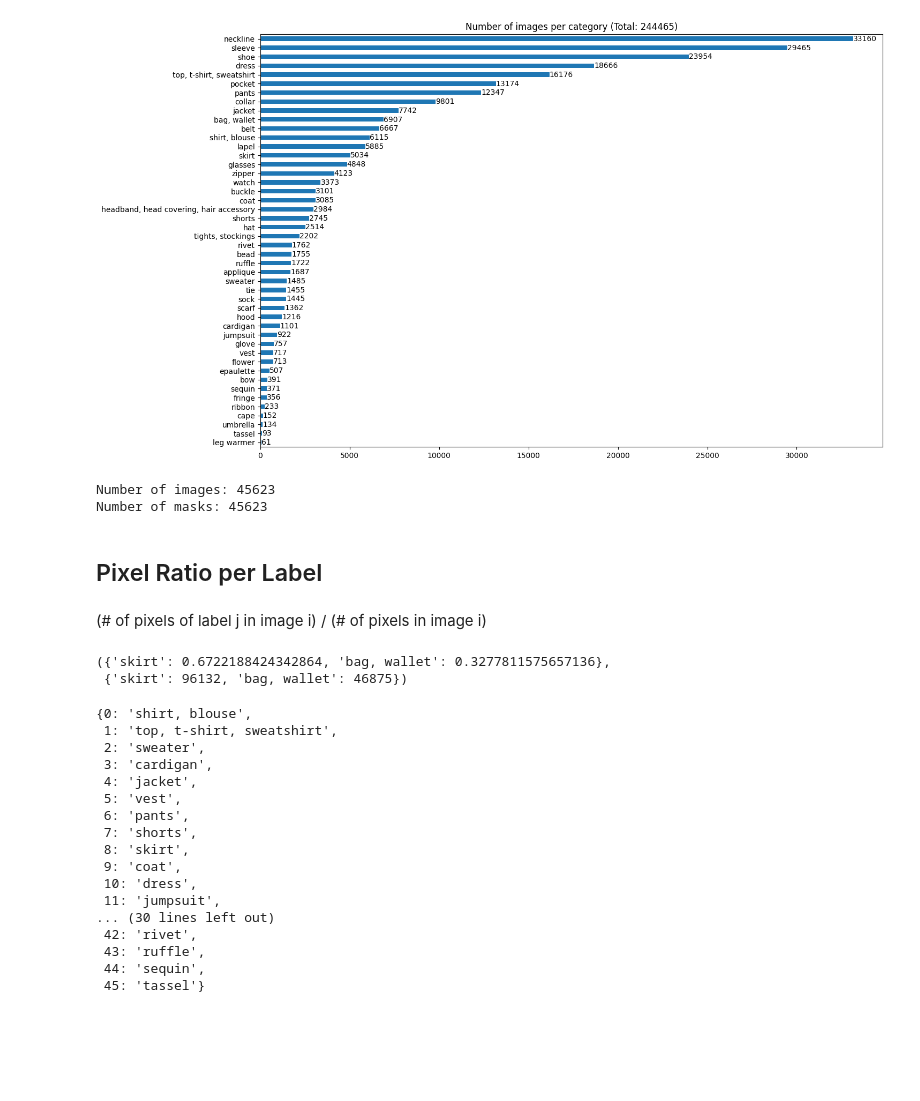
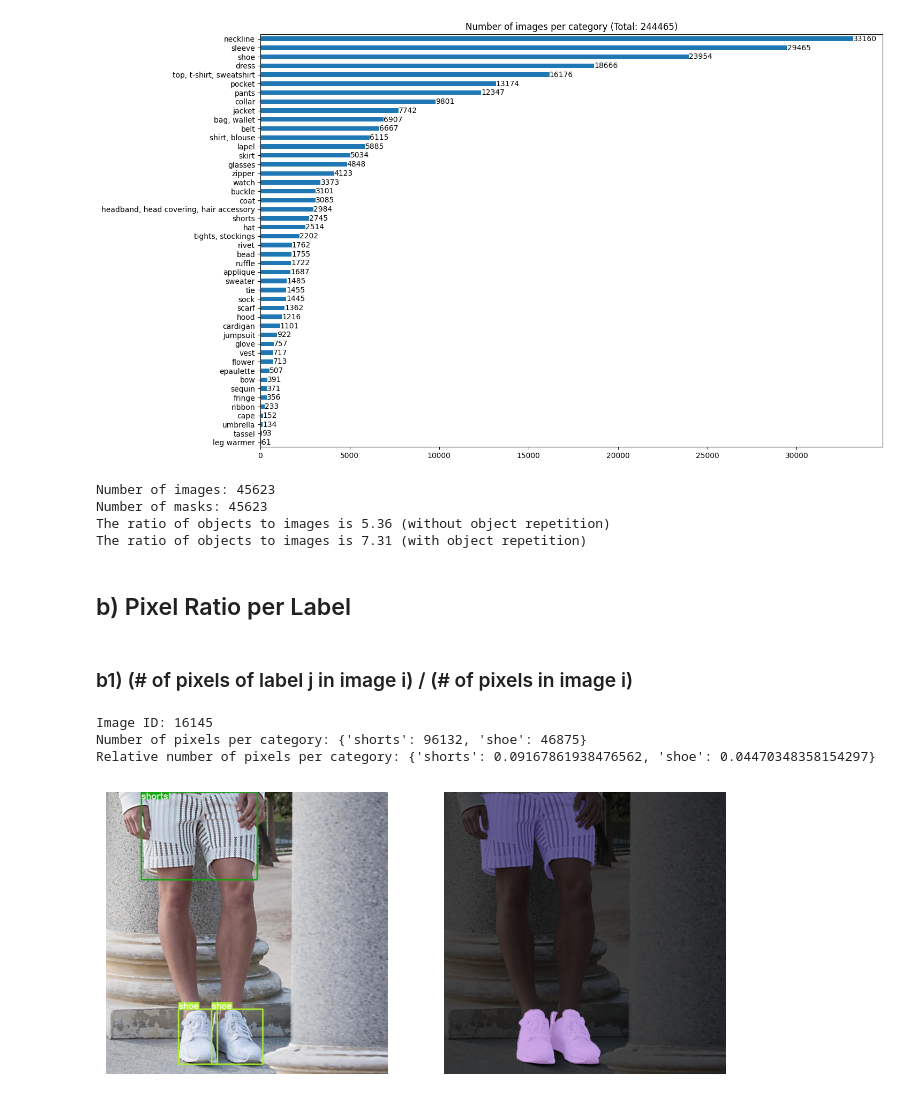
Before and after one commit to BecTome/OR_FashionParsing, a Jupyter notebook: notebooks/DataAnalysis.ipynb, the cells around one changed output. Cells and saved outputs as stored; diff of their text form; code cells hidden in the pictures; blank space fills up the shorter version.

```diff
--- a/notebooks/DataAnalysis.ipynb
+++ b/notebooks/DataAnalysis.ipynb
@@ -175,0 +110,15 @@ Time elapsed: 0.4585697650909424
+# %%
+## Check if there are categories with repeated images
+for k,v in d_class_img.items():
+    if len(set(v)) < len(v):
+        print(k)
+
+## Check if there are images with repeated categories
+n_show = 5
+i=0
+for k,v in d_img_class.items():
+    if len(set(v)) < len(v):
+        print(k, v)
+    if i > n_show:
+        break
+    i+=1
@@ -190,45 +150,44 @@ mask_filenames = sorted(os.listdir(maskFolder))
 assert len(img_filenames) == len(mask_filenames), "Number of images and masks do not match"
 print(f"Number of images: {len(img_filenames)}")
 print(f"Number of masks: {len(mask_filenames)}")
+
+print("The ratio of objects to images is {:.2f} (without object repetition)".format(total/len(db.getImgIds())))
+print("The ratio of objects to images is {:.2f} (with object repetition)".format(len(db.getAnnIds())/len(db.getImgIds())))
 # %% [output]
 Number of images: 45623
 Number of masks: 45623
+The ratio of objects to images is 5.36 (without object repetition)
+The ratio of objects to images is 7.31 (with object repetition)
 # %% [markdown]
-## Pixel Ratio per Label
+## b) Pixel Ratio per Label
 # %% [markdown]
-(# of pixels of label j in image i) / (# of pixels in image i)
+### b1) (# of pixels of label j in image i) / (# of pixels in image i)
 # %%
+# get an exampe image
 id = ids[0]
+print("Image ID:", id)
 mask = get_mask(id)
 mask_vals = mask[mask > 0]
-from collections import Counter
+
 d_pixels = Counter(mask_vals)
-d_pixels = {d_cats[k]: v for k, v in d_pixels.items()}
-d_pixels_rel = {k: v / len(mask_vals) for k, v in d_pixels.items()}
-d_pixels_rel, d_pixels
+# Important to use the background category
+d_pixels = {config.d_cats_bg[k]: v for k, v in d_pixels.items()}
+d_pixels_rel = {k: v / mask.size for k, v in d_pixels.items()}
+
+# Plot image and mask
+fig, ax = plt.subplots(1, 2, figsize=(8, 8))
+plot_boxes(img_id=id, ax=ax[0])
+image_file = db.loadImgs(id)[0]['file_name']
+
+overlay_mask(image_file, ax=ax[1])
+
+print("Number of pixels per category:", d_pixels)
+print("Relative number of pixels per category:", d_pixels_rel)
 # %% [output]
-({'skirt': 0.6722188424342864, 'bag, wallet': 0.3277811575657136},
- {'skirt': 96132, 'bag, wallet': 46875})
+Image ID: 16145
+Number of pixels per category: {'shorts': 96132, 'shoe': 46875}
+Relative number of pixels per category: {'shorts': 0.09167861938476562, 'shoe': 0.04470348358154297}
+[figure, added]
-# %%
-d_cats
-# %% [output]
-{0: 'shirt, blouse',
- 1: 'top, t-shirt, sweatshirt',
- 2: 'sweater',
- 3: 'cardigan',
- 4: 'jacket',
- 5: 'vest',
- 6: 'pants',
- 7: 'shorts',
- 8: 'skirt',
- 9: 'coat',
- 10: 'dress',
- 11: 'jumpsuit',
-... (30 lines left out)
- 42: 'rivet',
- 43: 'ruffle',
- 44: 'sequin',
- 45: 'tassel'}
 # %%
 # Create a thread pool to process the images in parallel
 import concurrent.futures
```
Also changed, not shown: parts of 30 cells of this notebook.
